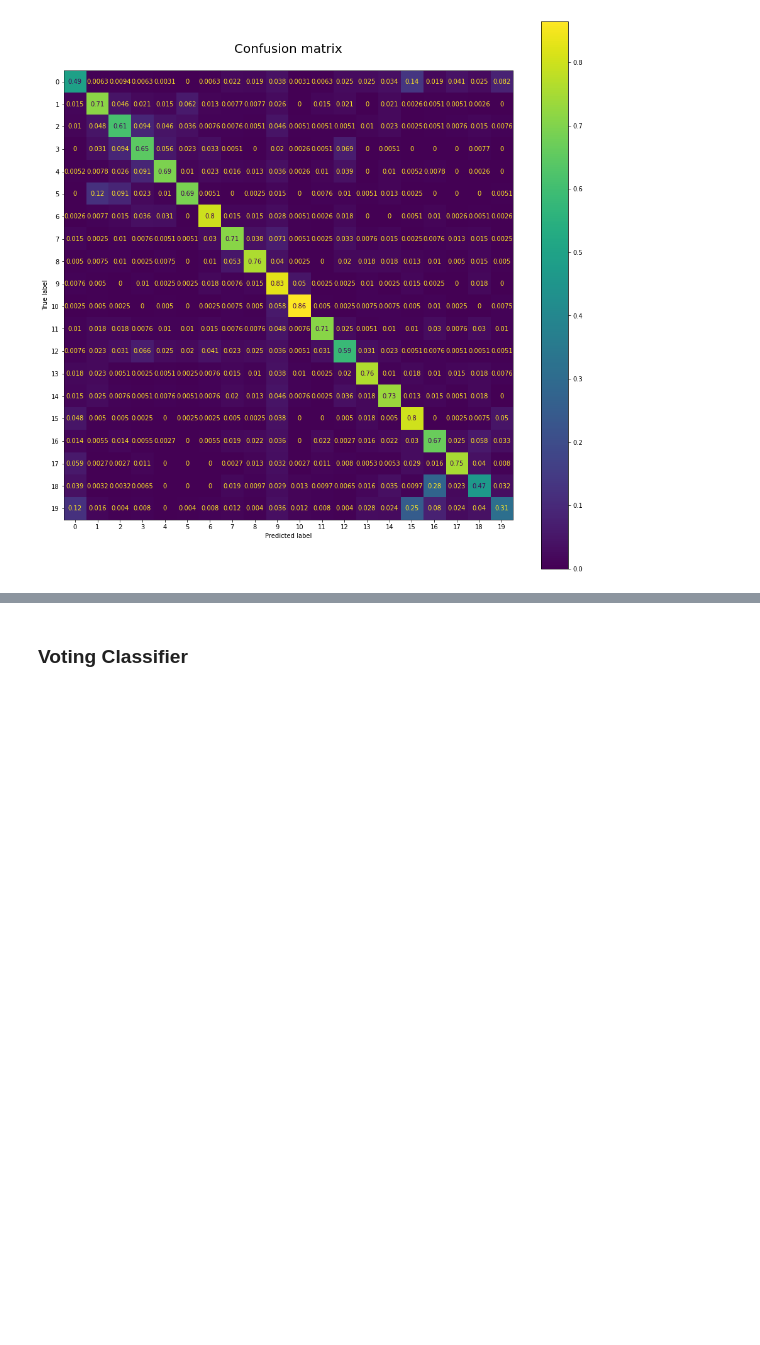
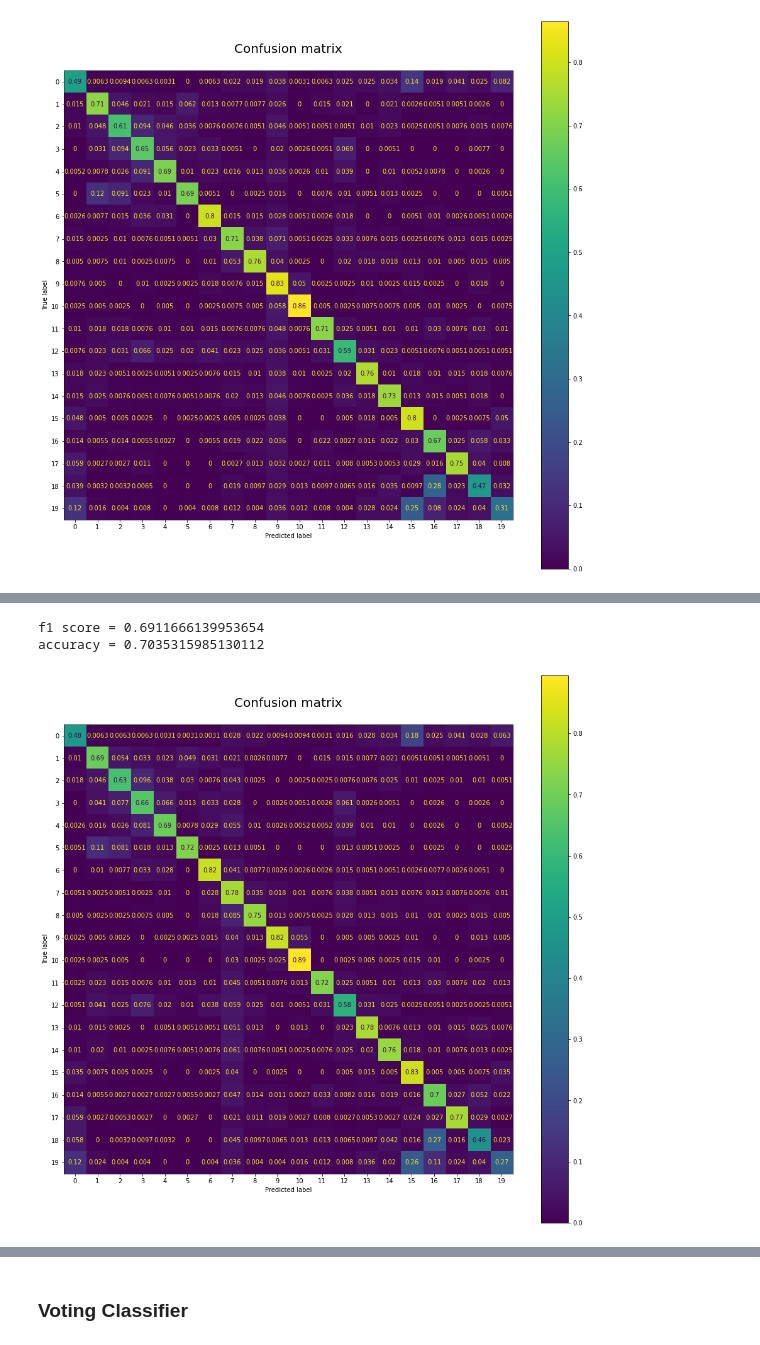
Before and after one commit to Dosann/NLP-text-classification, a Jupyter notebook: 20newsgroups.ipynb, the cells around one changed output, grey strips where cells are left out. Drawn from its saved outputs; the diff is of its cells as text; code cells hidden in the pictures; blank space fills up the shorter version.

```diff
--- a/20newsgroups.ipynb
+++ b/20newsgroups.ipynb
@@ -153,4 +128,0 @@ Best trial:
-# %%
-pipe.set_params(**pipe_params)
-pipe.fit(X_train, y_train)
-y_pred = pipe.predict(X_test)
@@ -215,4 +151,0 @@ Best trial:
-# %%
-pipe_lsvc.set_params(**pipe_lsvc_params)
-pipe_lsvc.fit(X_train, y_train)
-y_pred = pipe_lsvc.predict(X_test)
@@ -224,0 +210,12 @@ accuracy = 0.700477960701009
+# %%
+pipe_lsvc.set_params(**pipe_params)
+
+pipe_lsvc.fit(X_train, y_train)
+y_pred = pipe_lsvc.predict(X_test)
+# %%
+f1, acc = evaluate(y_test, y_pred)
+print(f'f1 score = {f1}\naccuracy = {acc}')
+# %% [output]
+f1 score = 0.6911666139953654
+accuracy = 0.7035315985130112
+[figure, added]
```
Also changed, not shown: parts of 32 cells of this notebook.
